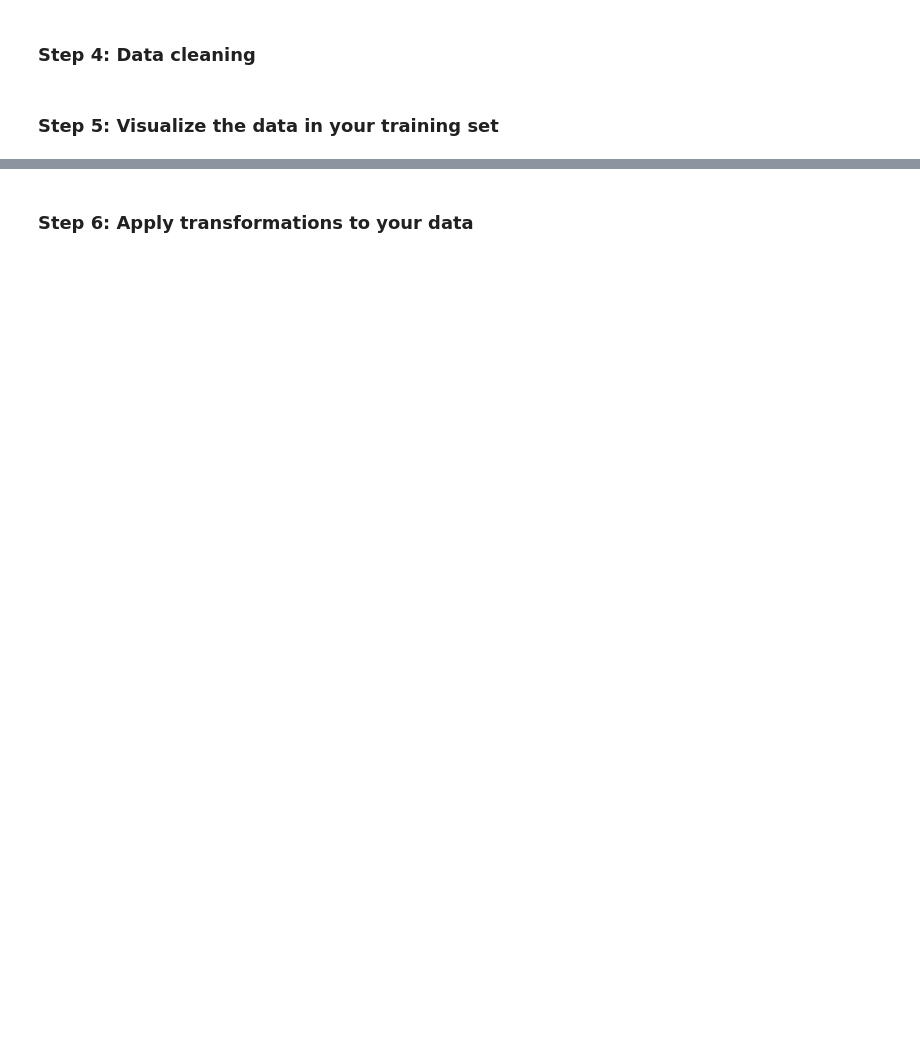
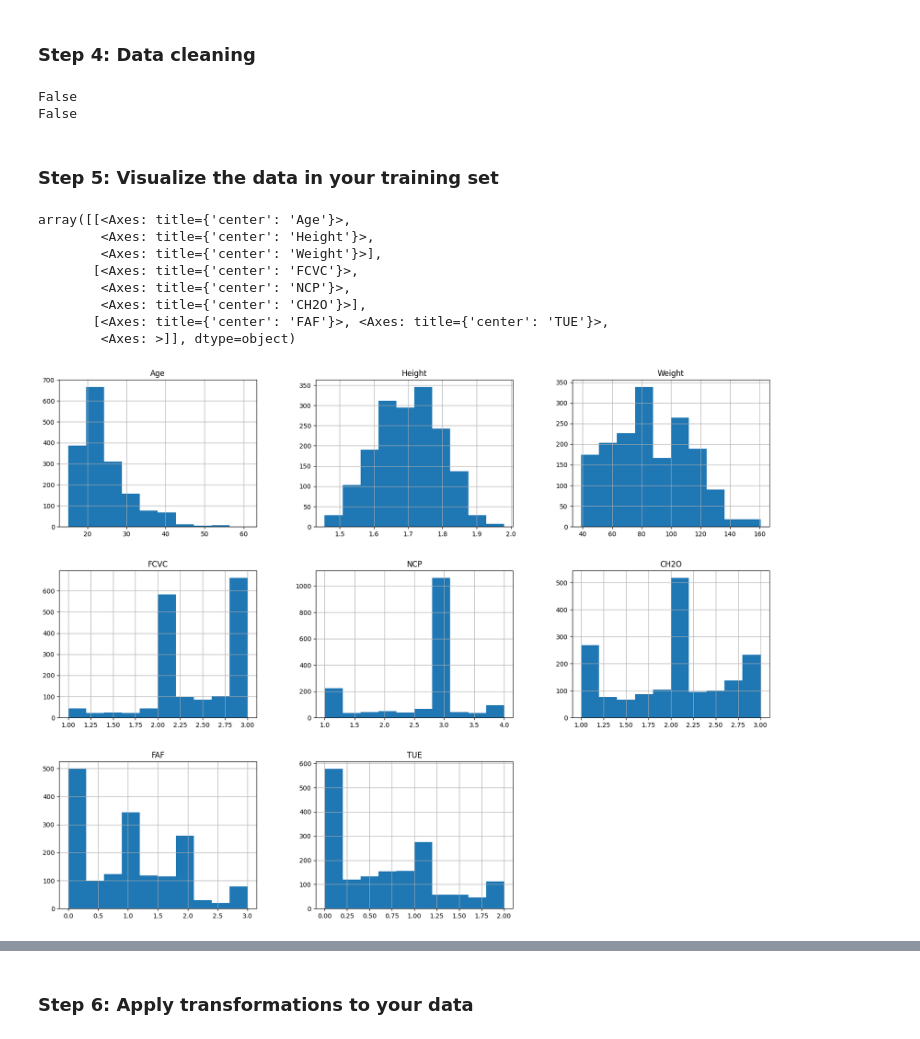
Before and after one commit to naterattner/data71200, a Jupyter notebook: project_1/data71200_summer24_project1.ipynb, the cells around one changed output, grey strips where cells are left out. Drawn from its saved outputs; the diff is of its cells as text; code cells hidden in the pictures; blank space fills up the shorter version.

```diff
--- a/project_1/data71200_summer24_project1.ipynb
+++ b/project_1/data71200_summer24_project1.ipynb
@@ -8,0 +46,16 @@ The goal for this assignment is to create a usable dataset from an open-source d
+# %%
+!pip install ucimlrepo
+from ucimlrepo import fetch_ucirepo
+
+# fetch dataset
+estimation_of_obesity_levels_based_on_eating_habits_and_physical_condition = fetch_ucirepo(id=544)
+
+# data (as pandas dataframes)
+X = estimation_of_obesity_levels_based_on_eating_habits_and_physical_condition.data.features
+y = estimation_of_obesity_levels_based_on_eating_habits_and_physical_condition.data.targets
+
+# metadata
+print(estimation_of_obesity_levels_based_on_eating_habits_and_physical_condition.metadata)
+
+# variable information
+print(estimation_of_obesity_levels_based_on_eating_habits_and_physical_condition.variables)
@@ -10,0 +113,6 @@ The goal for this assignment is to create a usable dataset from an open-source d
+# %%
+# The data is fairly evenly distributed, but we can still use stratified sampling to avoid sampling bias
+
+from sklearn.model_selection import train_test_split
+X_train, X_test, y_train, y_test = train_test_split(
+    X, y, stratify=y, random_state=42,test_size=0.2)
@@ -13,4 +228,26 @@ The goal for this assignment is to create a usable dataset from an open-source d
 # %% [markdown]
 ### Step 4: Data cleaning
+# %%
+# Check to see if there are any missing values in the dataset (and whether we need to run imputer) across both all features (X) and targets (y)
+
+print(X.isnull().values.any())
+print(y.isnull().values.any())
+# %% [output]
+False
+False
 # %% [markdown]
 ### Step 5: Visualize the data in your training set
+# %%
+# Histogram of our training data
+
+X_train.hist(figsize=(20, 15))
+# %% [output]
+array([[<Axes: title={'center': 'Age'}>,
+        <Axes: title={'center': 'Height'}>,
+        <Axes: title={'center': 'Weight'}>],
+       [<Axes: title={'center': 'FCVC'}>,
+        <Axes: title={'center': 'NCP'}>,
+        <Axes: title={'center': 'CH2O'}>],
+       [<Axes: title={'center': 'FAF'}>, <Axes: title={'center': 'TUE'}>,
+        <Axes: >]], dtype=object)
+[figure, added]
```
Also changed, not shown: parts of 15 cells of this notebook.
